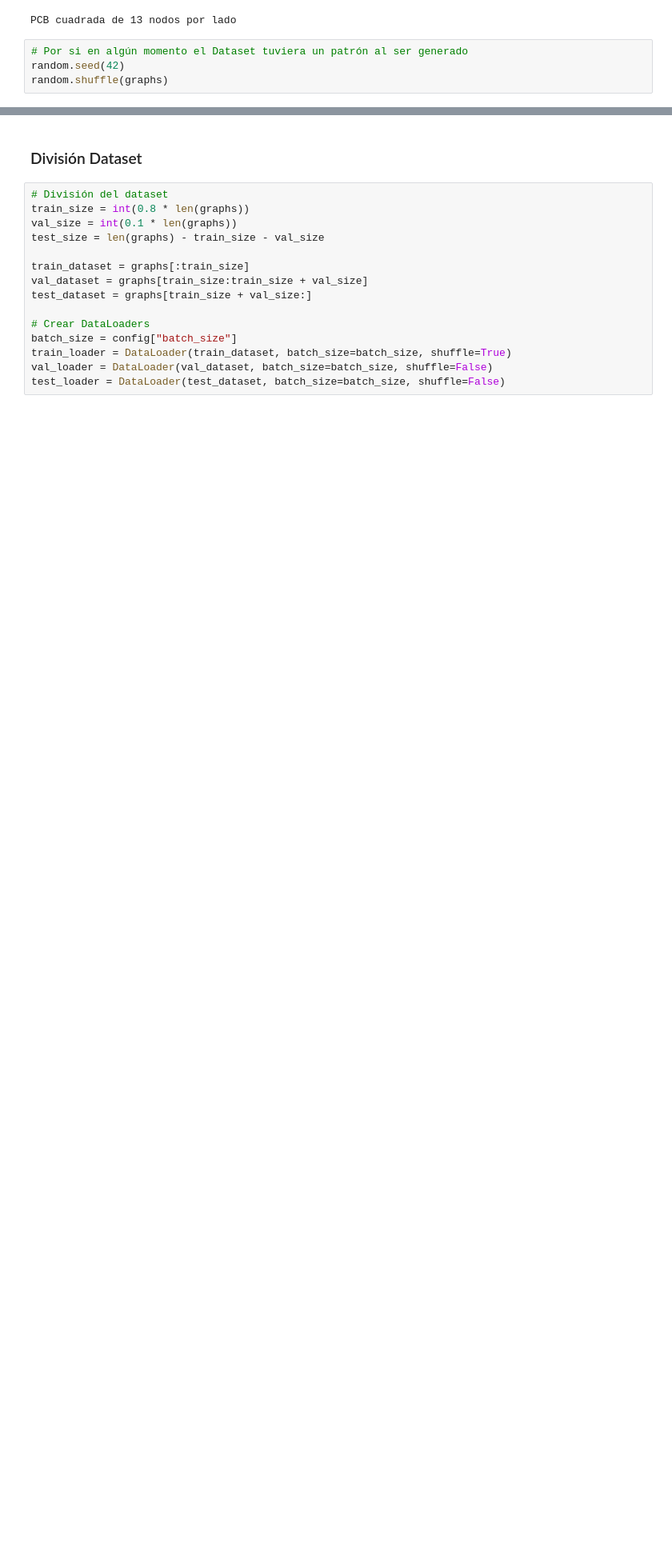
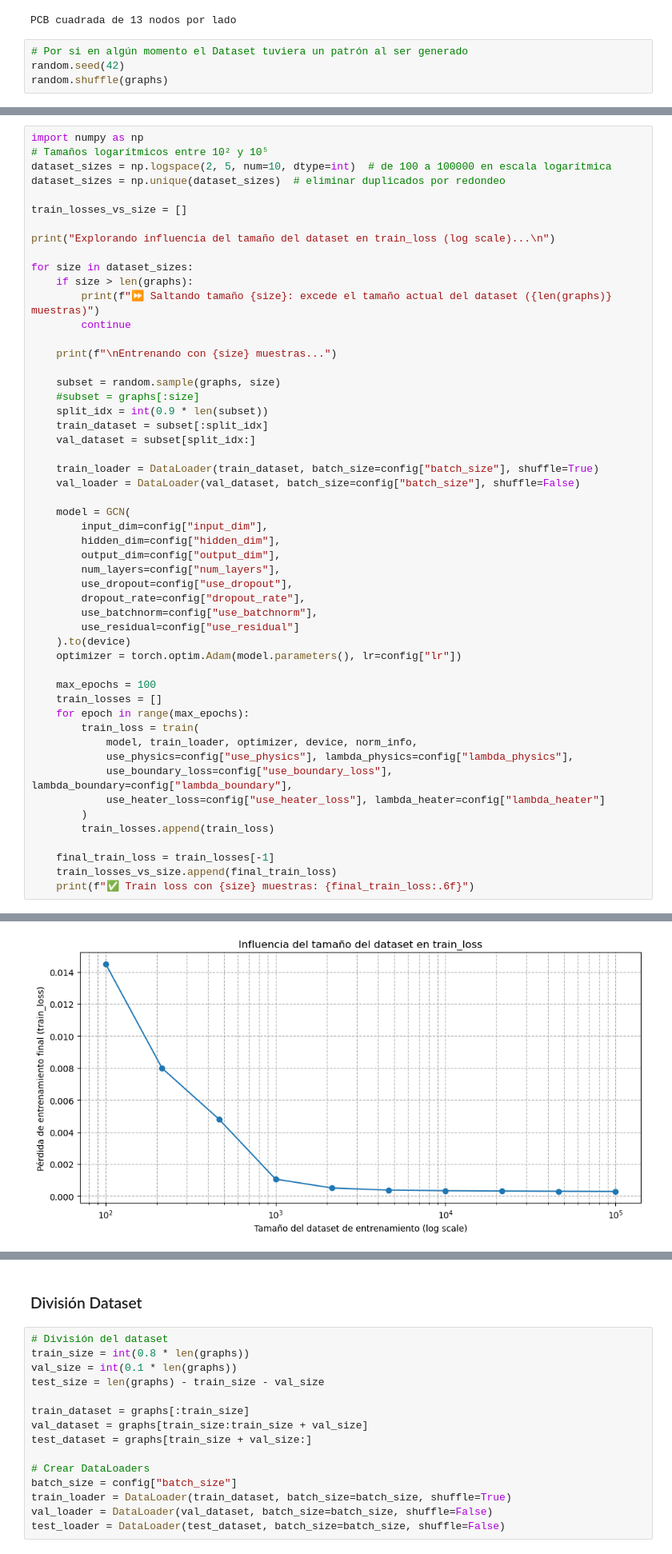
Before and after one commit to dgbarcena/ia_thermal, a Jupyter notebook: ernestoemedina/GCN_MK1/main_gcn.ipynb, the cells around one changed output, grey strips where cells are left out. Shown at 80% size. Drawn from its saved outputs; the diff is of its cells as text; blank space fills up the shorter version.

```diff
--- a/ernestoemedina/GCN_MK1/main_gcn.ipynb
+++ b/ernestoemedina/GCN_MK1/main_gcn.ipynb
@@ -192,0 +195,53 @@ Atributo .T_outputs_std:  1.0000
+# %%
+import numpy as np
+# Tamaños logarítmicos entre 10² y 10⁵
+dataset_sizes = np.logspace(2, 5, num=10, dtype=int)  # de 100 a 100000 en escala logarítmica
+dataset_sizes = np.unique(dataset_sizes)  # eliminar duplicados por redondeo
+
+train_losses_vs_size = []
+
+print("Explorando influencia del tamaño del dataset en train_loss (log scale)...\n")
+
+for size in dataset_sizes:
+    if size > len(graphs):
+        print(f"⏩ Saltando tamaño {size}: excede el tamaño actual del dataset ({len(graphs)} muestras)")
+        continue
+
+    print(f"\nEntrenando con {size} muestras...")
+
+    subset = random.sample(graphs, size)
+    #subset = graphs[:size]
+    split_idx = int(0.9 * len(subset))
+    train_dataset = subset[:split_idx]
+    val_dataset = subset[split_idx:]
+
+    train_loader = DataLoader(train_dataset, batch_size=config["batch_size"], shuffle=True)
+    val_loader = DataLoader(val_dataset, batch_size=config["batch_size"], shuffle=False)
+
+    model = GCN(
+        input_dim=config["input_dim"],
+        hidden_dim=config["hidden_dim"],
+        output_dim=config["output_dim"],
+        num_layers=config["num_layers"],
+        use_dropout=config["use_dropout"],
+        dropout_rate=config["dropout_rate"],
+        use_batchnorm=config["use_batchnorm"],
+        use_residual=config["use_residual"]
+    ).to(device)
+    optimizer = torch.optim.Adam(model.parameters(), lr=config["lr"])
+
+    max_epochs = 100
+    train_losses = []
+    for epoch in range(max_epochs):
+        train_loss = train(
+            model, train_loader, optimizer, device, norm_info,
+            use_physics=config["use_physics"], lambda_physics=config["lambda_physics"],
+            use_boundary_loss=config["use_boundary_loss"], lambda_boundary=config["lambda_boundary"],
+            use_heater_loss=config["use_heater_loss"], lambda_heater=config["lambda_heater"]
+        )
+        train_losses.append(train_loss)
+
+    final_train_loss = train_losses[-1]
+    train_losses_vs_size.append(final_train_loss)
+    print(f"✅ Train loss con {size} muestras: {final_train_loss:.6f}")
+# %% [output]
@@ -192,0 +265 @@ Atributo .T_outputs_std:  1.0000
+[figure, added]
```
Also changed, not shown: parts of 14 cells of this notebook, 5 other files.
